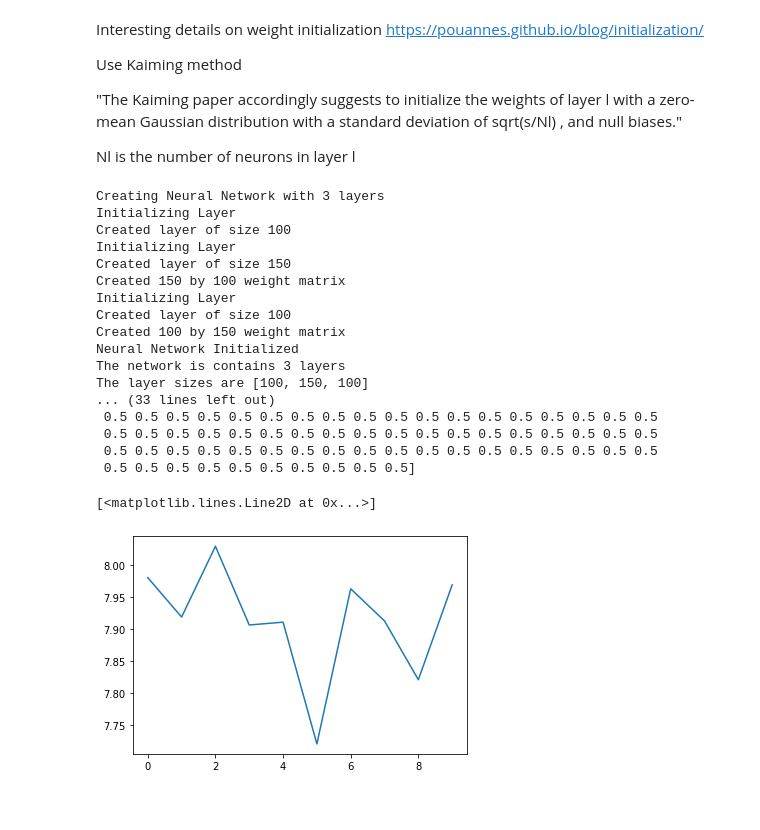
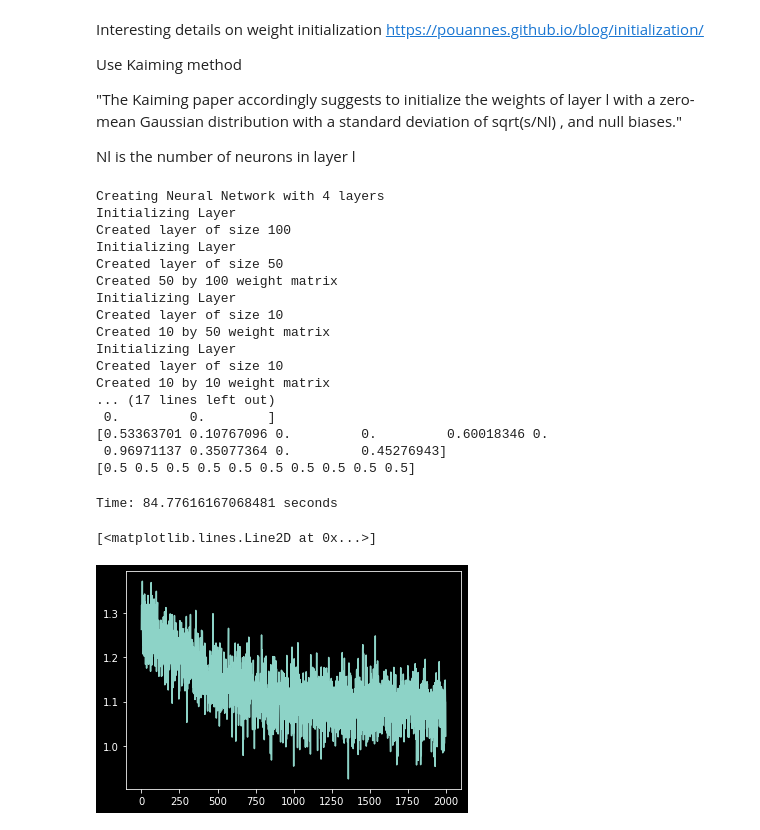
Before and after one commit to evanpham/NN, a Jupyter notebook: Custom NN.ipynb, the cells around one changed output. Saved outputs shown, nothing was run; the diff lists cells and outputs as text; code cells hidden in the pictures.

```diff
--- a/Custom NN.ipynb
+++ b/Custom NN.ipynb
@@ -2,6 +2,8 @@
 import numpy as np
 import copy
 import matplotlib.pyplot as plt
+import time
+plt.style.use('dark_background')
 # %% [markdown]
 Interesting details on weight initialization https://pouannes.github.io/blog/initialization/
 
@@ -357,50 +370,61 @@ class NN:
         for i in range(self.numLayers):
             print(self.layers[i].getActivations())
 # %%
-nn = NN(4, [100, 200, 200, 100])
+nn = NN(4, [100, 50, 10, 10])
 nn.showStructure()
 nn.showActivations()
 # %% [output]
-Creating Neural Network with 3 layers
+Creating Neural Network with 4 layers
 Initializing Layer
 Created layer of size 100
 Initializing Layer
-Created layer of size 150
-Created 150 by 100 weight matrix
+Created layer of size 50
+Created 50 by 100 weight matrix
 Initializing Layer
-Created layer of size 100
-Created 100 by 150 weight matrix
-Neural Network Initialized
-The network is contains 3 layers
-The layer sizes are [100, 150, 100]
-... (33 lines left out)
- 0.5 0.5 0.5 0.5 0.5 0.5 0.5 0.5 0.5 0.5 0.5 0.5 0.5 0.5 0.5 0.5 0.5 0.5
- 0.5 0.5 0.5 0.5 0.5 0.5 0.5 0.5 0.5 0.5 0.5 0.5 0.5 0.5 0.5 0.5 0.5 0.5
- 0.5 0.5 0.5 0.5 0.5 0.5 0.5 0.5 0.5 0.5 0.5 0.5 0.5 0.5 0.5 0.5 0.5 0.5
- 0.5 0.5 0.5 0.5 0.5 0.5 0.5 0.5 0.5 0.5]
+Created layer of size 10
+Created 10 by 50 weight matrix
+Initializing Layer
+Created layer of size 10
+Created 10 by 10 weight matrix
+... (17 lines left out)
+ 0.         0.        ]
+[0.53363701 0.10767096 0.         0.         0.60018346 0.
+ 0.96971137 0.35077364 0.         0.45276943]
+[0.5 0.5 0.5 0.5 0.5 0.5 0.5 0.5 0.5 0.5]
 # %%
-nn.lRate = 0.005
+nn.lRate = 0.00005
 batchSize = 100
-epochs = 10
+epochs = 2000
 avgs = []
-for j in range(epochs):
+
+start = time.time()
+for i in range(epochs):
     totalCost = 0
-    for i in range(batchSize):
+    for j in range(batchSize):
         dataIn = np.random.uniform(size=100)
-        dataOut = dataIn
+        dataOut = [dataIn[i] for i in range(0, 100, 10)]
         nn.inputData(dataIn, dataOut)
         nn.updateActivations()
-        nn.gradientDescentWeights(nn.layers[-1])
-        NN.backprop(nn.layers[-1])
-        nn.gradientDescentWeights(nn.layers[2])
-        NN.backprop(nn.layers[2])
+        for k in range(nn.numLayers-1, 1, -1):
+            nn.gradientDescentWeights(nn.layers[k])
+            NN.backprop(nn.layers[k])
         nn.gradientDescentWeights(nn.layers[1])
+#         nn.gradientDescentWeights(nn.layers[-1])
+#         NN.backprop(nn.layers[-1])
+#         nn.gradientDescentWeights(nn.layers[2])
+#         NN.backprop(nn.layers[2])
+#         nn.gradientDescentWeights(nn.layers[1])
         #print("cost: %s" % nn.getCost())
         totalCost += nn.getCost()
+#     print(totalCost/batchSize)
     avgs.append(totalCost/batchSize)
+duration = time.time() - start
+
+print("Time: %s seconds" % duration)
 plt.plot(list(range(epochs)), avgs)
 # %% [output]
-[<matplotlib.lines.Line2D at 0x...>]
+Time: 84.77616167068481 seconds
+[<matplotlib.lines.Line2D at 0x...>]
-[figure, old version]
+[figure, new version]
 # %%
 dataIn = np.random.uniform(size=100)
```
Also changed, not shown: parts of 6 cells of this notebook.
